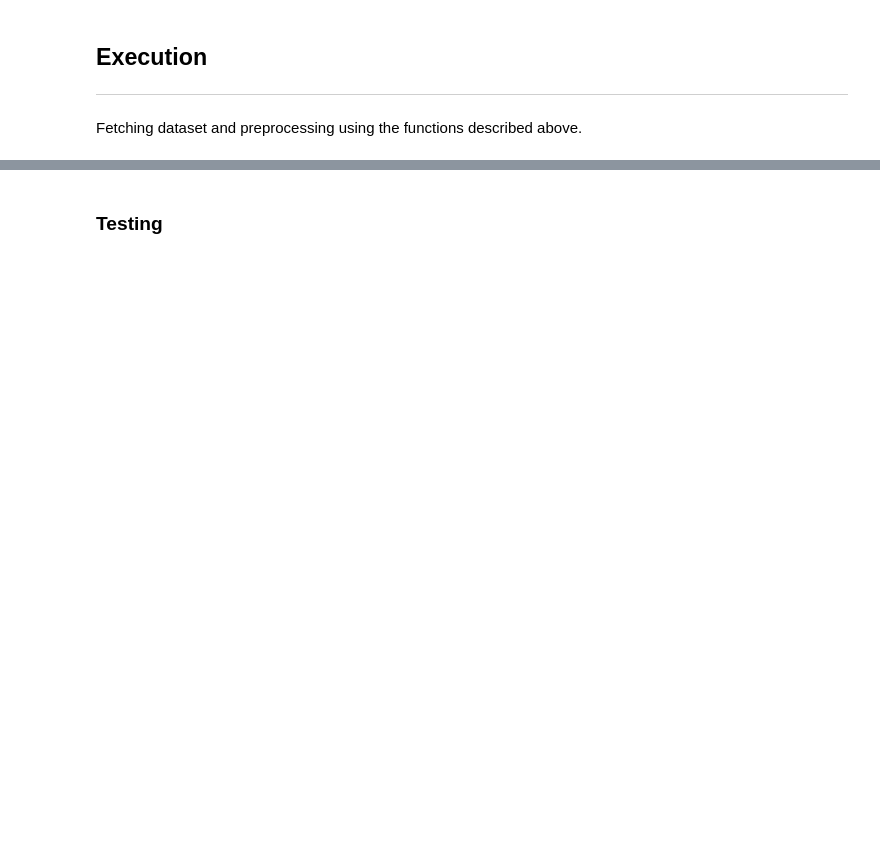
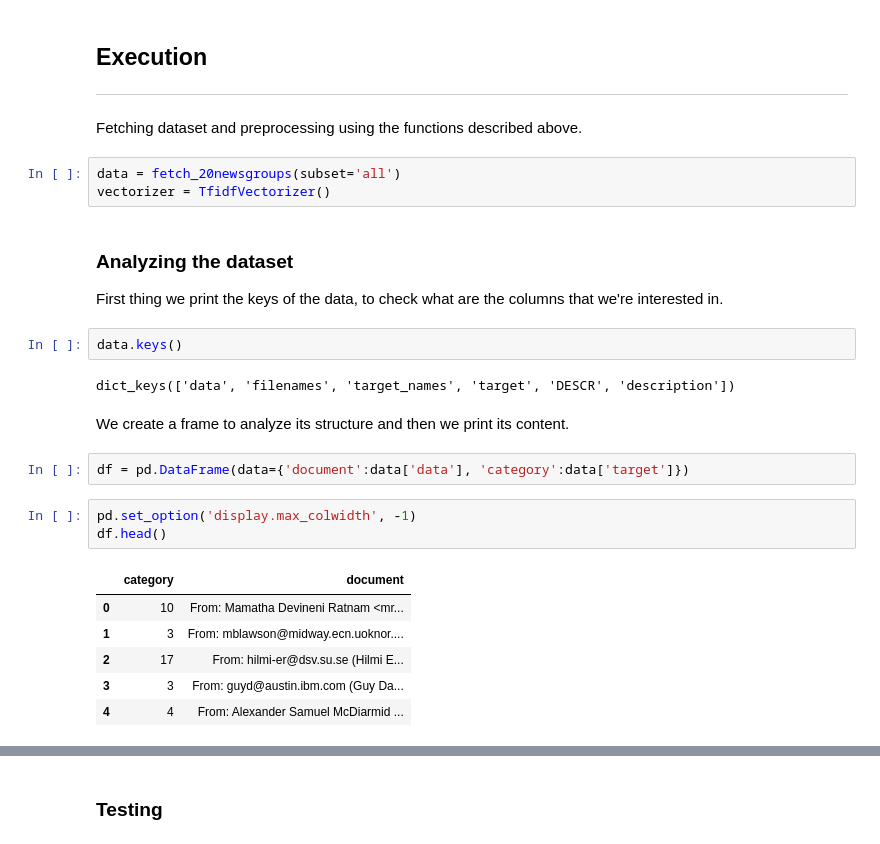
Before and after one commit to puccife/ADAHomeworks, a Jupyter notebook: homework04/hom4_task2.ipynb, the cells around one changed output, grey strips where cells are left out. Saved outputs shown, nothing was run; the diff lists cells and outputs as text; blank space fills up the shorter version.

```diff
--- a/homework04/hom4_task2.ipynb
+++ b/homework04/hom4_task2.ipynb
@@ -111,3 +169,27 @@ def visualize_features_importance(classifier, n_features=100, y='Feature importa
 ## Execution
 ___
 Fetching dataset and preprocessing using the functions described above.
+# %%
+data = fetch_20newsgroups(subset='all')
+vectorizer = TfidfVectorizer()
+# %% [markdown]
+### Analyzing the dataset
+First thing we print the keys of the data, to check what are the columns that we're interested in.
+# %%
+data.keys()
+# %% [output]
+dict_keys(['data', 'filenames', 'target_names', 'target', 'DESCR', 'description'])
+# %% [markdown]
+We create a frame to analyze its structure and then we print its content.
+# %%
+df = pd.DataFrame(data={'document':data['data'], 'category':data['target']})
+# %%
+pd.set_option('display.max_colwidth', -1)
+df.head()
+# %% [output]
+|  | category | document |
+| 0 | 10 | From: Mamatha Devineni Ratnam <mr... |
+| 1 | 3 | From: mblawson@midway.ecn.uoknor.... |
+| 2 | 17 | From: hilmi-er@dsv.su.se (Hilmi E... |
+| 3 | 3 | From: guyd@austin.ibm.com (Guy Da... |
+| 4 | 4 | From: Alexander Samuel McDiarmid ... |
```
Also changed, not shown: parts of 40 cells of this notebook.
